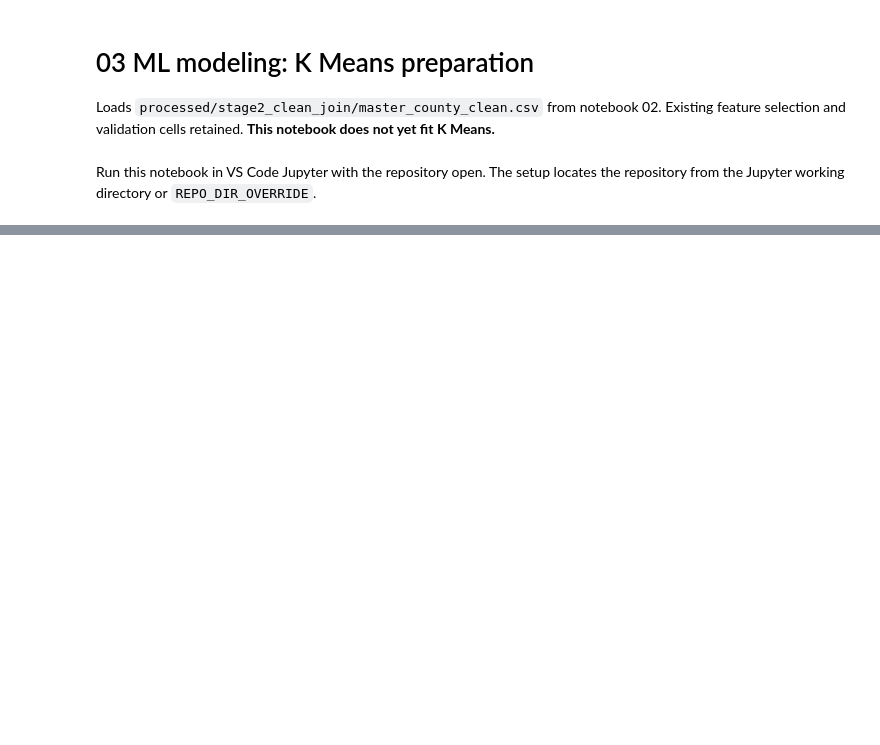
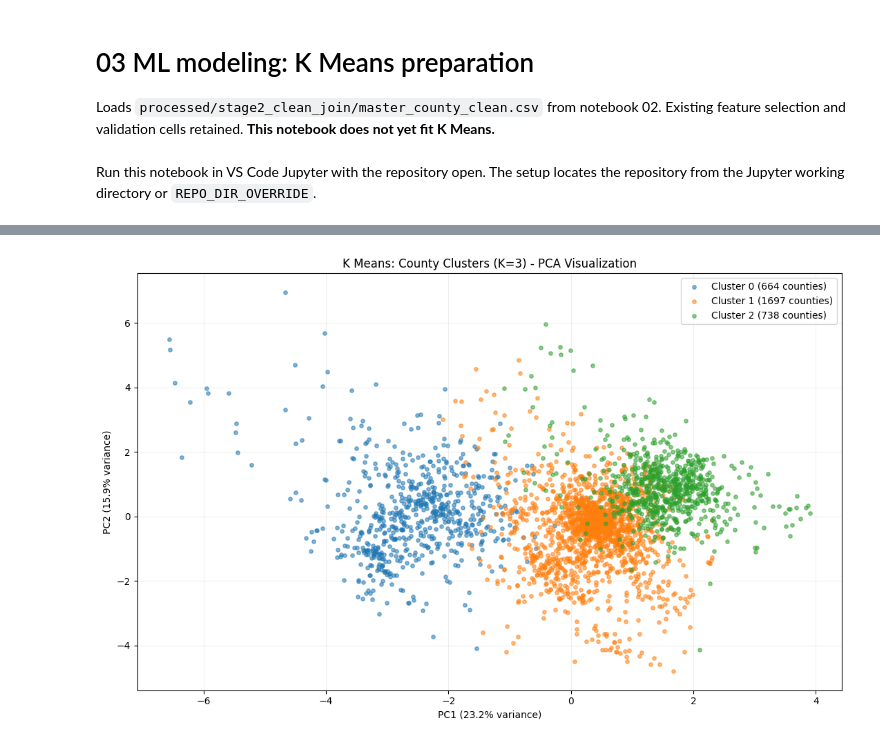
Before and after one commit to KhTJackson/ai-law-datacenter-siting, a Jupyter notebook: scripts/03_ml_model.ipynb, the cells around one changed output, grey strips where cells are left out. Saved outputs shown, nothing was run; the diff lists cells and outputs as text; code cells hidden in the pictures; blank space fills up the shorter version.

```diff
--- a/scripts/03_ml_model.ipynb
+++ b/scripts/03_ml_model.ipynb
@@ -185,0 +1138,88 @@ print("Dataset is ready for scaling.")
+# %%
+
+import numpy as np
+import pandas as pd
+import matplotlib.pyplot as plt
+
+from sklearn.preprocessing import StandardScaler
+from sklearn.decomposition import PCA
+from sklearn.cluster import KMeans
+
+# Start with the same 3,099 counties and 11 features
+# Use only counties with complete CERF features
+complete_mask = model_data[cerf_features].notna().all(axis=1)
+
+X_pca = model_data.loc[complete_mask, cerf_features].copy()
+
+print("Counties used for PCA:", len(X_pca))
+print("Missing values:", X_pca.isna().sum().sum())
+
+# Apply the same 99th percentile adjustments used
+# in our extended sensitivity analysis
+sensitivity_columns = [
+    "commercial_electricity_rates_dollar_per_kwh_mean",
+    "industrial_electricity_rates_dollar_per_kwh_mean",
+    "land_value_dollar_per_sqft_mean",
+    "distance_to_substation_min",
+    "composite_siting_suitability_mean"
+]
+
+for col in sensitivity_columns:
+    cap = X_pca[col].quantile(0.99)
+    X_pca[col] = X_pca[col].clip(upper=cap)
+
+# Standardize features
+scaler = StandardScaler()
+X_scaled_pca = scaler.fit_transform(X_pca)
+
+# Validate the data before modeling
+assert np.isfinite(X_scaled_pca).all(), "Non-finite values found"
+
+# Refit K Means using the sensitivity dataset
+kmeans_pca = KMeans(
+    n_clusters=3,
+    random_state=42,
+    n_init=20
+)
+
+cluster_labels = kmeans_pca.fit_predict(X_scaled_pca)
+
+# Reduce 11 features to 2 components
+pca_visual = PCA(n_components=2)
+X_2d = pca_visual.fit_transform(X_scaled_pca)
+
+# Plot clusters
+plt.figure(figsize=(11, 7))
+
+for cluster in sorted(np.unique(cluster_labels)):
+    mask = cluster_labels == cluster
+
+    plt.scatter(
+        X_2d[mask, 0],
+        X_2d[mask, 1],
+        label=f"Cluster {cluster} ({mask.sum()} counties)",
+        alpha=0.55,
+        s=15
+    )
+
+plt.xlabel(
+    f"PC1 ({pca_visual.explained_variance_ratio_[0]:.1%} variance)"
+)
+plt.ylabel(
+    f"PC2 ({pca_visual.explained_variance_ratio_[1]:.1%} variance)"
+)
+plt.title("K Means: County Clusters (K=3) - PCA Visualization")
+plt.legend()
+plt.grid(alpha=0.2)
+plt.tight_layout()
+plt.show()
+
+print("Total counties:", len(cluster_labels))
+print("Cluster sizes:")
+print(pd.Series(cluster_labels).value_counts().sort_index())
+
+print(
+    "Variance explained by two components:",
+    f"{pca_visual.explained_variance_ratio_.sum():.2%}"
+)
+# %% [output]
@@ -185,0 +1228 @@ print("Dataset is ready for scaling.")
+[figure, added]
```
Also changed, not shown: parts of 31 cells of this notebook, 2 other files.
